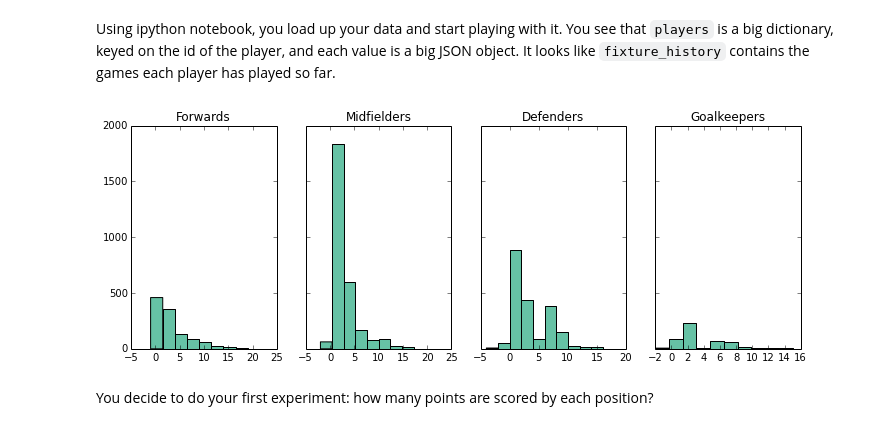
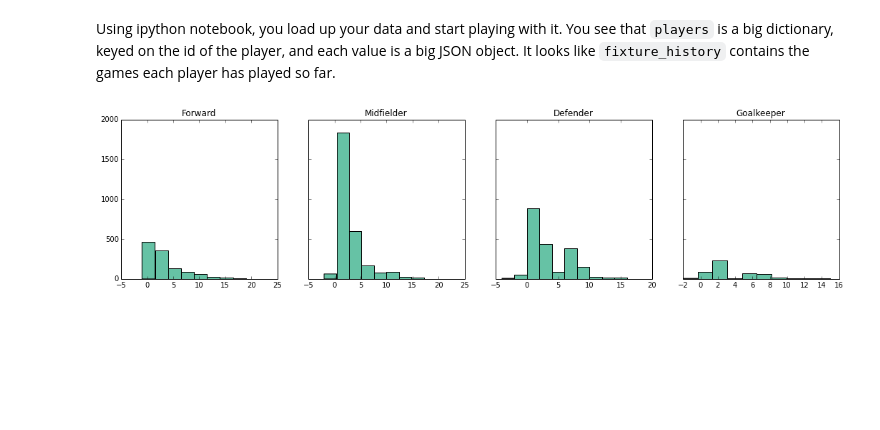
Before and after one commit to llimllib/fantasypl, a Jupyter notebook: talk/Fantasy Football Presentation.ipynb, the cells around one changed output. Saved outputs shown, nothing was run; the diff lists cells and outputs as text; code cells hidden in the pictures; blank space fills up the shorter version.

```diff
--- a/talk/Fantasy Football Presentation.ipynb
+++ b/talk/Fantasy Football Presentation.ipynb
@@ -120,23 +120,20 @@ figsize(12, 4)
 # %%
 points = {}
 for p in players.itervalues():
     for game in p['fixture_history']['all']:
         if game[3] > 0:
             points.setdefault(p['type_name'], []).append(game[19])
 
-fig, (ax0, ax1, ax2, ax3) = plt.subplots(ncols=4, sharey=True)
-#figsize(12,12)
-#fig, (ax0, ax1, ax2, ax3) = plt.subplots(nrows=4, sharex=True)
-ax0.hist(points["Forward"])
-ax0.set_title("Forwards")
-ax1.hist(points["Midfielder"])
-ax1.set_title("Midfielders")
-ax2.hist(points["Defender"])
-ax2.set_title("Defenders")
-ax3.hist(points["Goalkeeper"])
-ax3.set_title("Goalkeepers")
+def poshist(axis, position):
+    axis.hist(points[position])
+    axis.set_title(position)
+    return axis
+
+fig, (ax0, ax1, ax2, ax3) = plt.subplots(ncols=4, sharey=True, figsize=(18,4))
+poshist(ax0, "Forward")
+poshist(ax1, "Midfielder")
+poshist(ax2, "Defender")
+poshist(ax3, "Goalkeeper")
 fig.show()
 # %% [output]
-[figure, old version]
+[figure, new version]
-# %% [markdown]
-You decide to do your first experiment: how many points are scored by each position?
```
Also changed, not shown: parts of 5 cells of this notebook, 1 other file.
